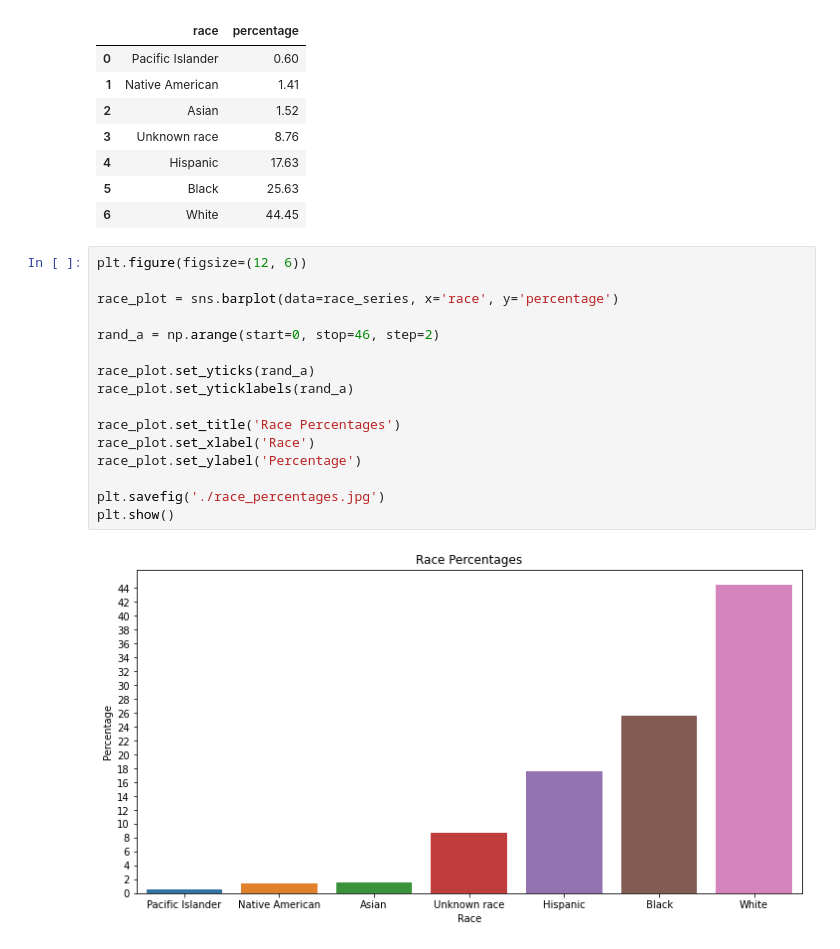
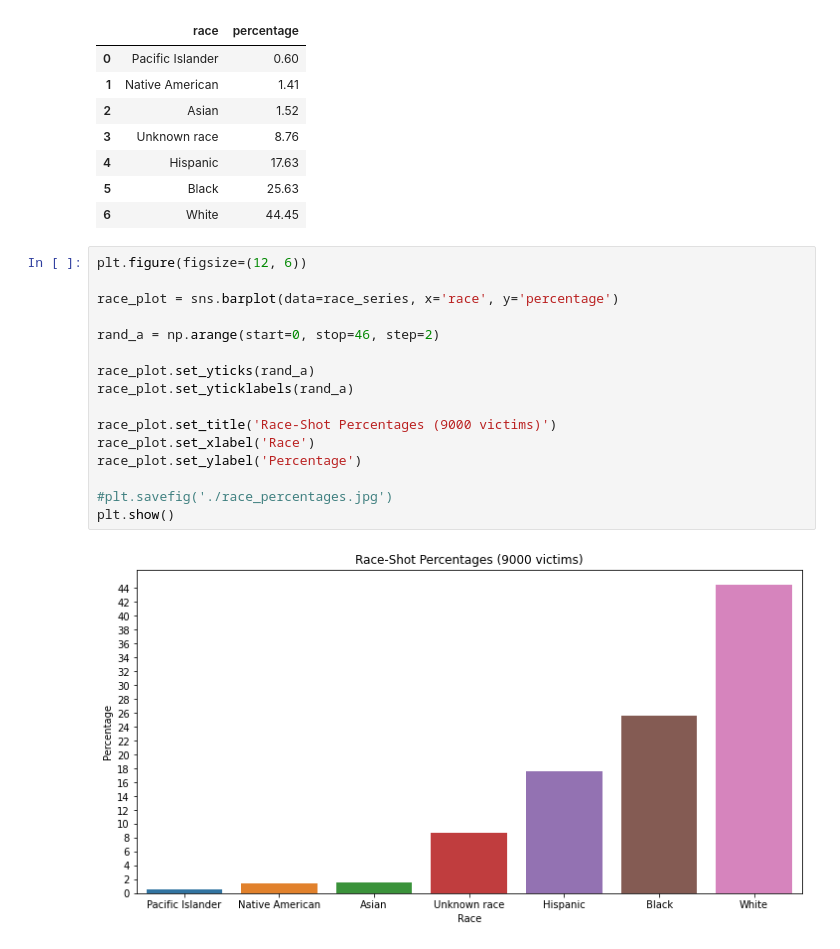
Before and after one commit to gabzn/Police-Firearm-Discharge, a Jupyter notebook: Project.ipynb, the cells around one changed output. Saved outputs shown, nothing was run; the diff lists cells and outputs as text.

Commit message:
Added more graphs

```diff
--- a/Project.ipynb
+++ b/Project.ipynb
@@ -113,18 +134,18 @@ race_series
 # %%
 plt.figure(figsize=(12, 6))
 
 race_plot = sns.barplot(data=race_series, x='race', y='percentage')
 
 rand_a = np.arange(start=0, stop=46, step=2)
 
 race_plot.set_yticks(rand_a)
 race_plot.set_yticklabels(rand_a)
 
-race_plot.set_title('Race Percentages')
+race_plot.set_title('Race-Shot Percentages (9000 victims)')
 race_plot.set_xlabel('Race')
 race_plot.set_ylabel('Percentage')
 
-plt.savefig('./race_percentages.jpg')
+#plt.savefig('./race_percentages.jpg')
 plt.show()
 # %% [output]
-[figure, old version]
+[figure, new version]
```
Also changed, not shown: parts of 14 cells of this notebook, 1 other file.
